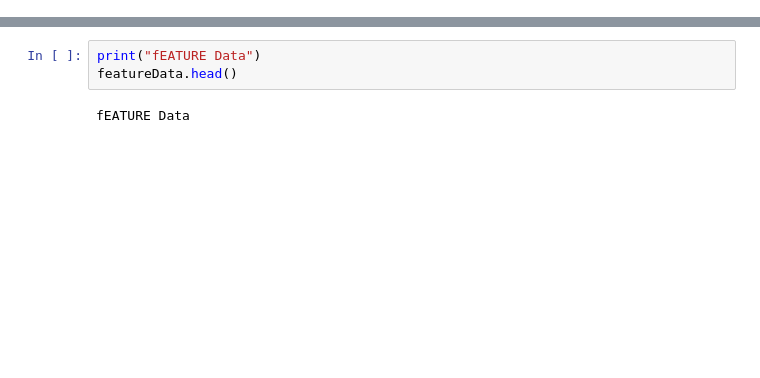
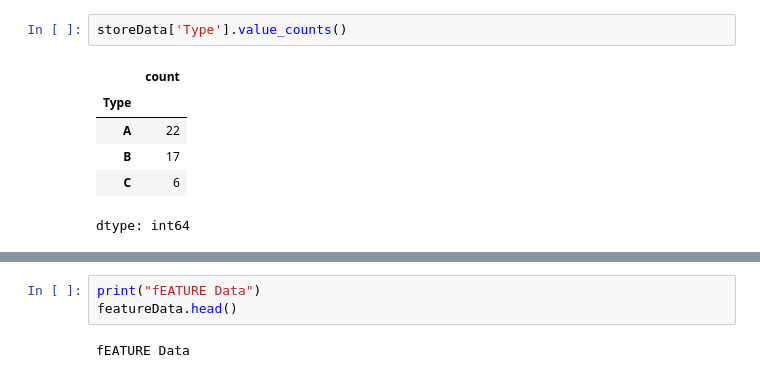
Before and after one commit to akashnarwal7/Walmart-kaggle-Compitetion, a Jupyter notebook: Walmart_Sales_Forecasting.ipynb, the cells around one changed output, grey strips where cells are left out. Cells and saved outputs as stored; diff of their text form; blank space fills up the shorter version.

```diff
--- a/Walmart_Sales_Forecasting.ipynb
+++ b/Walmart_Sales_Forecasting.ipynb
@@ -36,0 +60,9 @@ store Data
+# %%
+storeData['Type'].value_counts()
+# %% [output]
+|  | count |
+| Type |  |
+| A | 22 |
+| B | 17 |
+| C | 6 |
+dtype: int64
```
Also changed, not shown: parts of 8 cells of this notebook.
